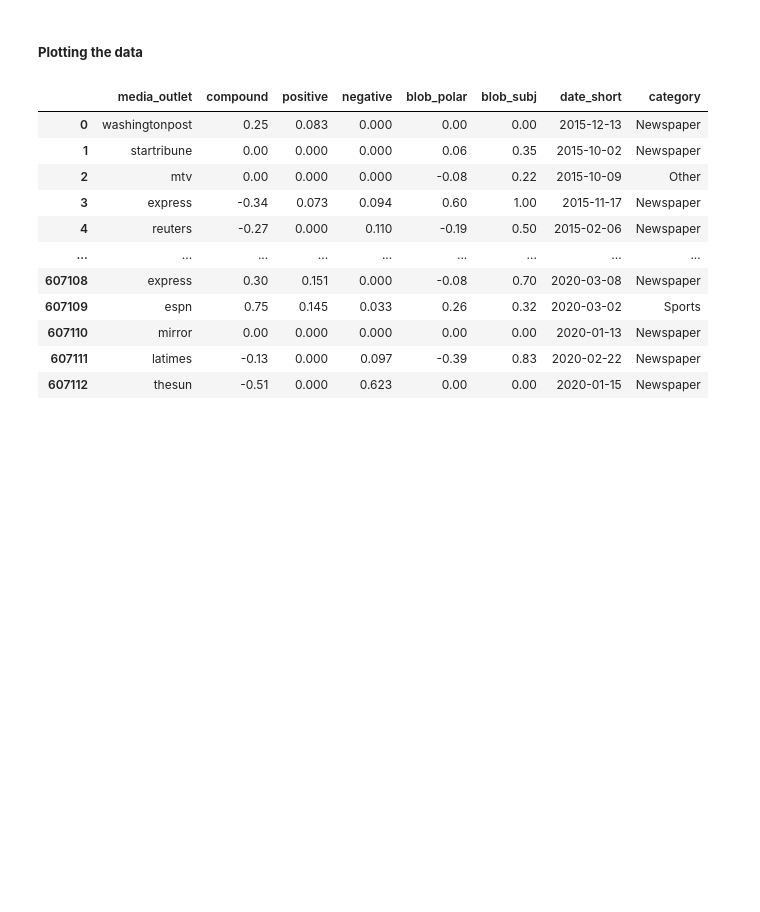
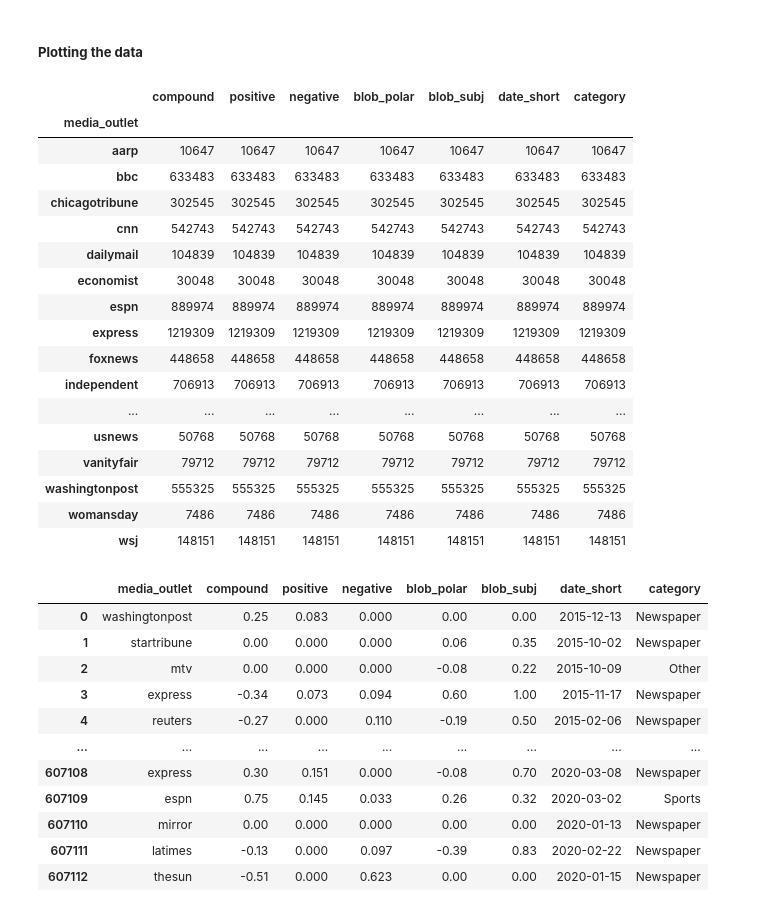
Before and after one commit to epfl-ada/ada-2021-project-gutta-boys, a Jupyter notebook: final_version.ipynb, the cells around one changed output. Cells and saved outputs as stored; diff of their text form; code cells hidden in the pictures; blank space fills up the shorter version.

```diff
--- a/final_version.ipynb
+++ b/final_version.ipynb
@@ -1604,6 +1606,7 @@ df.head()
 | 4 | reuters | -0.2732 | 0.000 | 0.110 | -0.187500 | 0.500000 | 2015-02-06 | Newspaper |
 # %%
 # Counting the number of quotes from each media outlet
-media = df.groupby(by='media_outlet').count()
-media['compound']
+media = df.groupby(by='media_outlet')['compound'].count().reset_index()
+media['category'] = media.apply(add_category, axis=1)
+media
 # %% [output]
@@ -1835,3 +1838,24 @@ We reject the null hypothesis that the he mean compound score for 'others' equal
 In other words, we do also se clear differences across categories of media outlets. The differences are both statistically signficant and large.
 # %% [markdown]
 ##### __Plotting the data__
+# %%
+media
+# %% [output]
+|  | compound | positive | negative | blob_polar | blob_subj | date_short | category |
+| media_outlet |  |  |  |  |  |  |  |
+| aarp | 10647 | 10647 | 10647 | 10647 | 10647 | 10647 | 10647 |
+| bbc | 633483 | 633483 | 633483 | 633483 | 633483 | 633483 | 633483 |
+| chicagotribune | 302545 | 302545 | 302545 | 302545 | 302545 | 302545 | 302545 |
+| cnn | 542743 | 542743 | 542743 | 542743 | 542743 | 542743 | 542743 |
+| dailymail | 104839 | 104839 | 104839 | 104839 | 104839 | 104839 | 104839 |
+| economist | 30048 | 30048 | 30048 | 30048 | 30048 | 30048 | 30048 |
+| espn | 889974 | 889974 | 889974 | 889974 | 889974 | 889974 | 889974 |
+| express | 1219309 | 1219309 | 1219309 | 1219309 | 1219309 | 1219309 | 1219309 |
+| foxnews | 448658 | 448658 | 448658 | 448658 | 448658 | 448658 | 448658 |
+| independent | 706913 | 706913 | 706913 | 706913 | 706913 | 706913 | 706913 |
+| ... | ... | ... | ... | ... | ... | ... | ... |
+| usnews | 50768 | 50768 | 50768 | 50768 | 50768 | 50768 | 50768 |
+| vanityfair | 79712 | 79712 | 79712 | 79712 | 79712 | 79712 | 79712 |
+| washingtonpost | 555325 | 555325 | 555325 | 555325 | 555325 | 555325 | 555325 |
+| womansday | 7486 | 7486 | 7486 | 7486 | 7486 | 7486 | 7486 |
+| wsj | 148151 | 148151 | 148151 | 148151 | 148151 | 148151 | 148151 |
```
Also changed, not shown: parts of 3 cells of this notebook, 1 other file.
